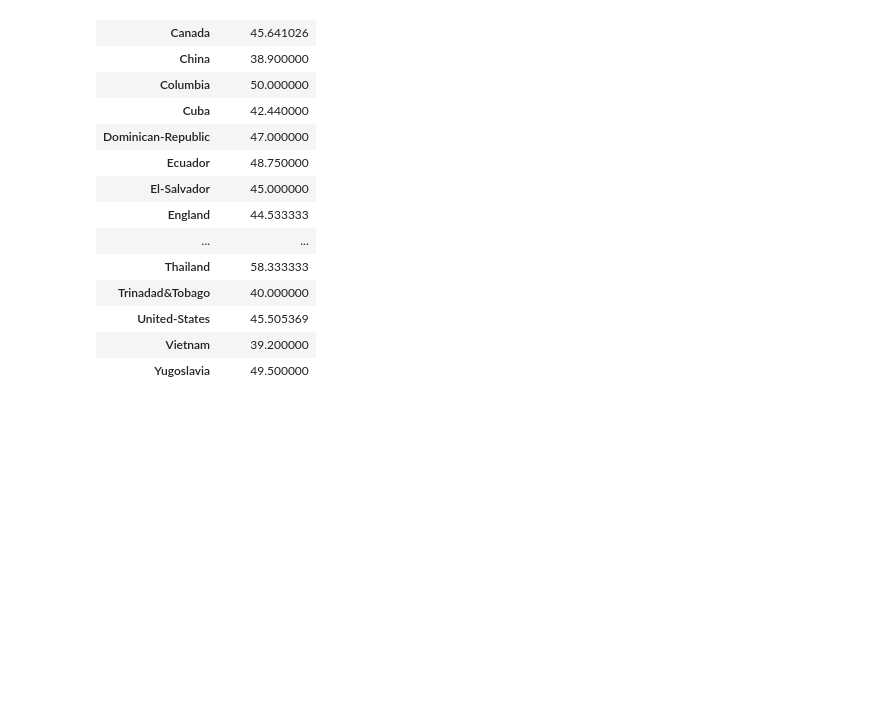
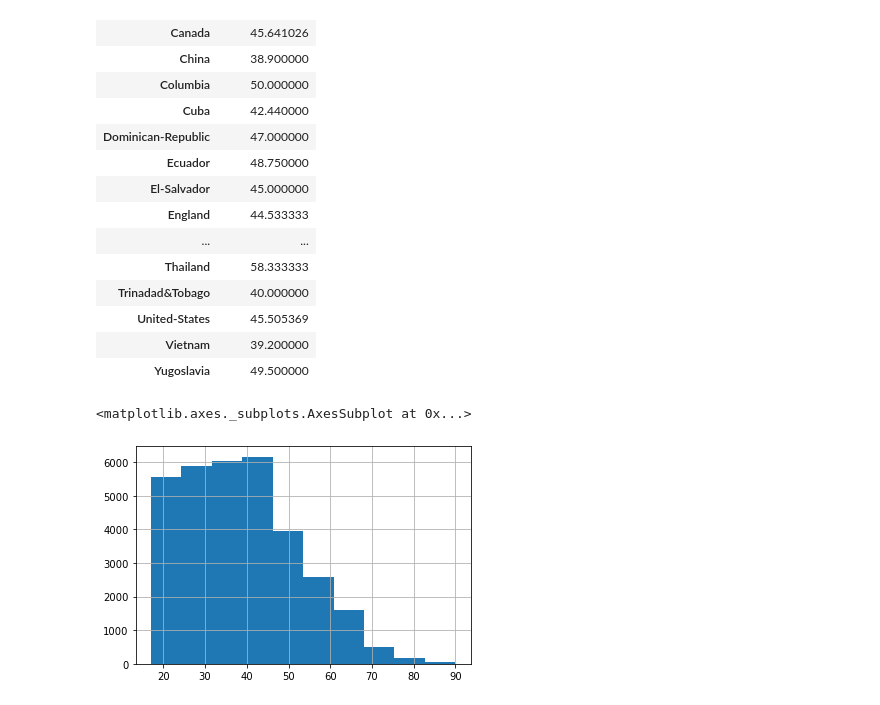
Before and after one commit to cmplx-xyttmt/openml-course, a Jupyter notebook: Assignment 1.ipynb, the cells around one changed output. Saved outputs shown, nothing was run; the diff lists cells and outputs as text; code cells hidden in the pictures; blank space fills up the shorter version.

Commit message:
Further exploration of adult.data.csv

```diff
--- a/Assignment 1.ipynb
+++ b/Assignment 1.ipynb
@@ -256,3 +257,8 @@ adult_data[adult_data['salary'] == ">50K"].groupby(['native-country'])[['hours-p
 | United-States | 45.505369 |
 | Vietnam | 39.200000 |
 | Yugoslavia | 49.500000 |
+# %%
+adult_data['age'].hist()
+# %% [output]
+<matplotlib.axes._subplots.AxesSubplot at 0x...>
+[figure, added]
```
Also changed, not shown: parts of 12 cells of this notebook, 2 other files.
